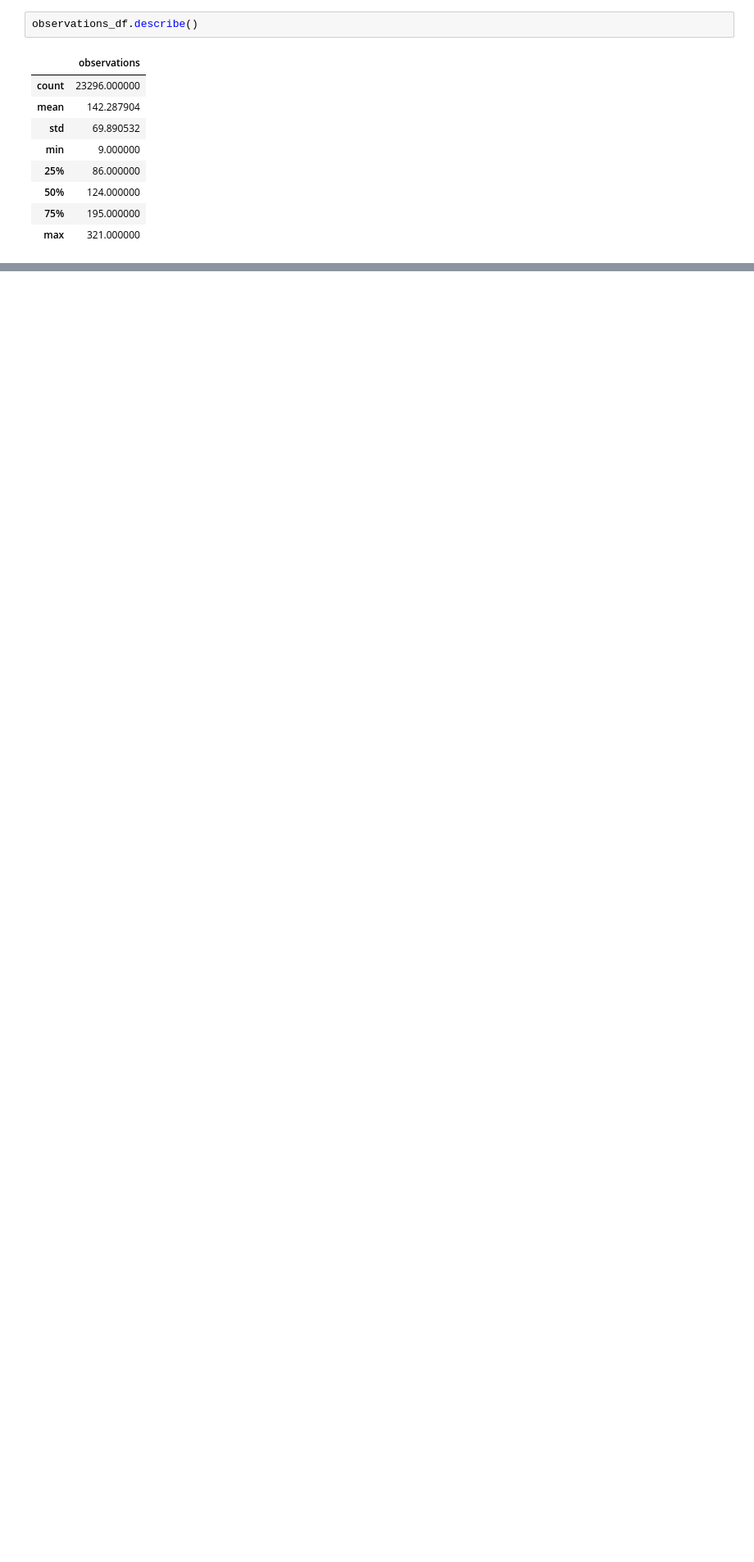
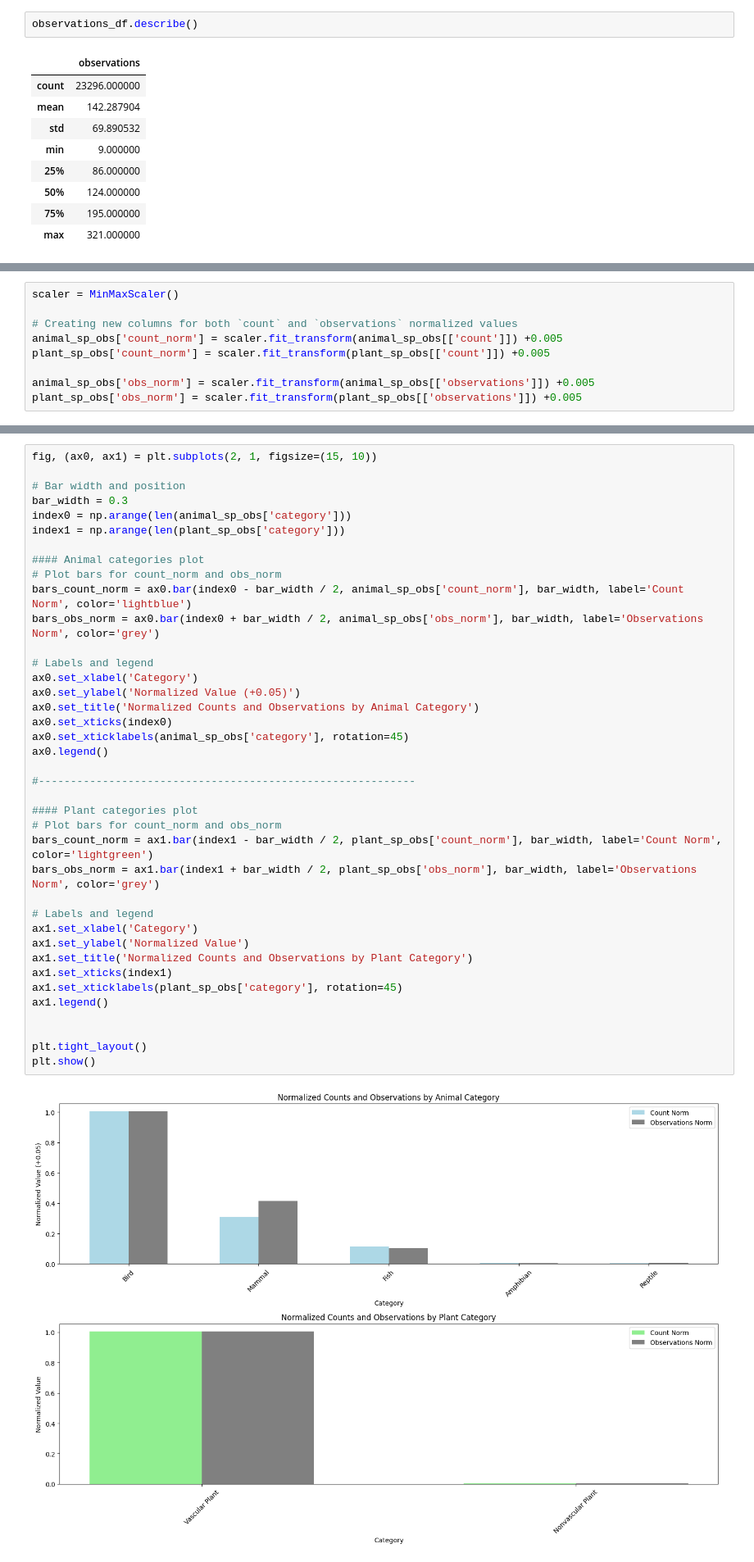
Before and after one commit to raserr11/Biodiversity-Course-Project, a Jupyter notebook: biodiversity.ipynb, the cells around one changed output, grey strips where cells are left out. Shown at 82% size. Saved outputs shown, nothing was run; the diff lists cells and outputs as text; blank space fills up the shorter version.

```diff
--- a/biodiversity.ipynb
+++ b/biodiversity.ipynb
@@ -44,0 +216,9 @@ species_df.head()
+# %%
+scaler = MinMaxScaler()
+
+# Creating new columns for both `count` and `observations` normalized values
+animal_sp_obs['count_norm'] = scaler.fit_transform(animal_sp_obs[['count']]) +0.005
+plant_sp_obs['count_norm'] = scaler.fit_transform(plant_sp_obs[['count']]) +0.005
+
+animal_sp_obs['obs_norm'] = scaler.fit_transform(animal_sp_obs[['observations']]) +0.005
+plant_sp_obs['obs_norm'] = scaler.fit_transform(plant_sp_obs[['observations']]) +0.005
@@ -44,0 +240,41 @@ species_df.head()
+# %%
+fig, (ax0, ax1) = plt.subplots(2, 1, figsize=(15, 10))
+
+# Bar width and position
+bar_width = 0.3
+index0 = np.arange(len(animal_sp_obs['category']))
+index1 = np.arange(len(plant_sp_obs['category']))
+
+#### Animal categories plot
+# Plot bars for count_norm and obs_norm
+bars_count_norm = ax0.bar(index0 - bar_width / 2, animal_sp_obs['count_norm'], bar_width, label='Count Norm', color='lightblue')
+bars_obs_norm = ax0.bar(index0 + bar_width / 2, animal_sp_obs['obs_norm'], bar_width, label='Observations Norm', color='grey')
+
+# Labels and legend
+ax0.set_xlabel('Category')
+ax0.set_ylabel('Normalized Value (+0.05)')
+ax0.set_title('Normalized Counts and Observations by Animal Category')
+ax0.set_xticks(index0)
+ax0.set_xticklabels(animal_sp_obs['category'], rotation=45)
+ax0.legend()
+
+#-----------------------------------------------------------
+
+#### Plant categories plot
+# Plot bars for count_norm and obs_norm
+bars_count_norm = ax1.bar(index1 - bar_width / 2, plant_sp_obs['count_norm'], bar_width, label='Count Norm', color='lightgreen')
+bars_obs_norm = ax1.bar(index1 + bar_width / 2, plant_sp_obs['obs_norm'], bar_width, label='Observations Norm', color='grey')
+
+# Labels and legend
+ax1.set_xlabel('Category')
+ax1.set_ylabel('Normalized Value')
+ax1.set_title('Normalized Counts and Observations by Plant Category')
+ax1.set_xticks(index1)
+ax1.set_xticklabels(plant_sp_obs['category'], rotation=45)
+ax1.legend()
+
+
+plt.tight_layout()
+plt.show()
+# %% [output]
+[figure, added]
```
Also changed, not shown: parts of 34 cells of this notebook, 1 other file.
